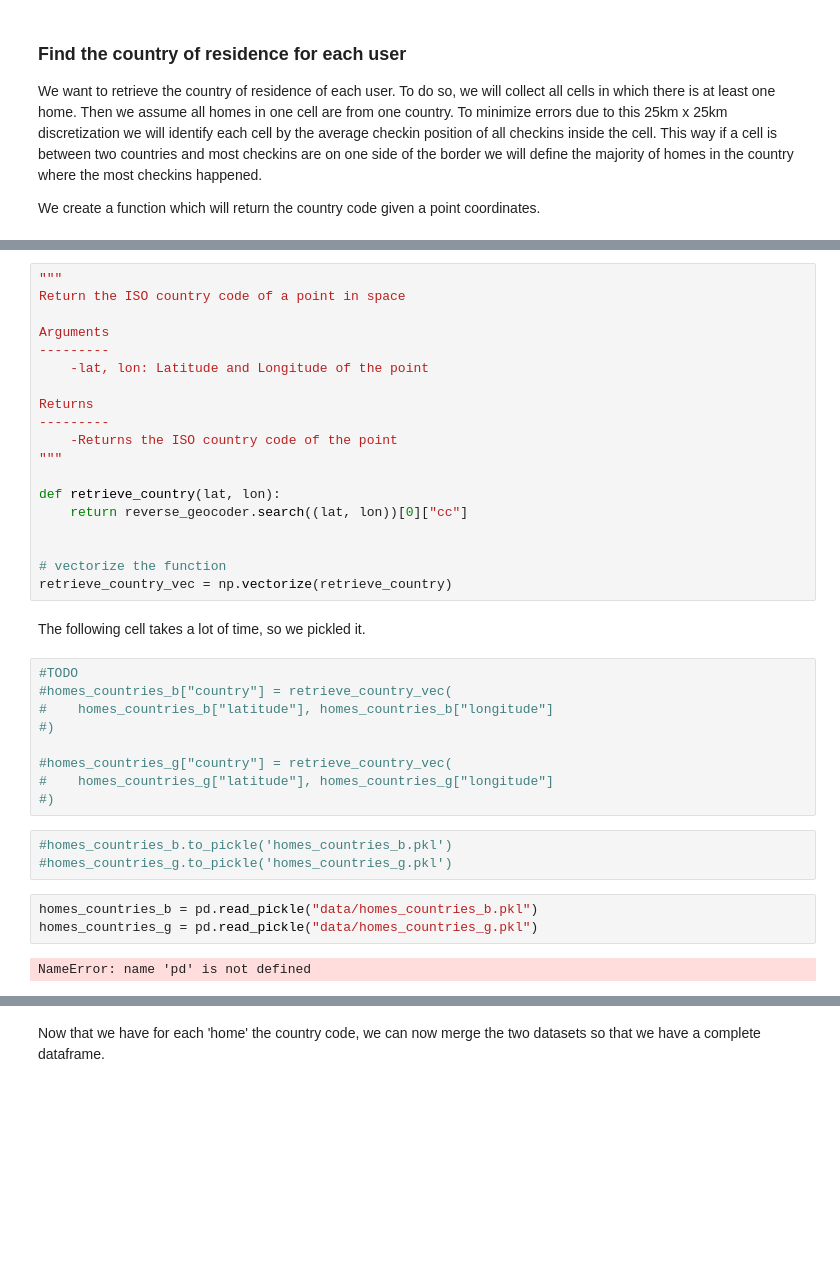
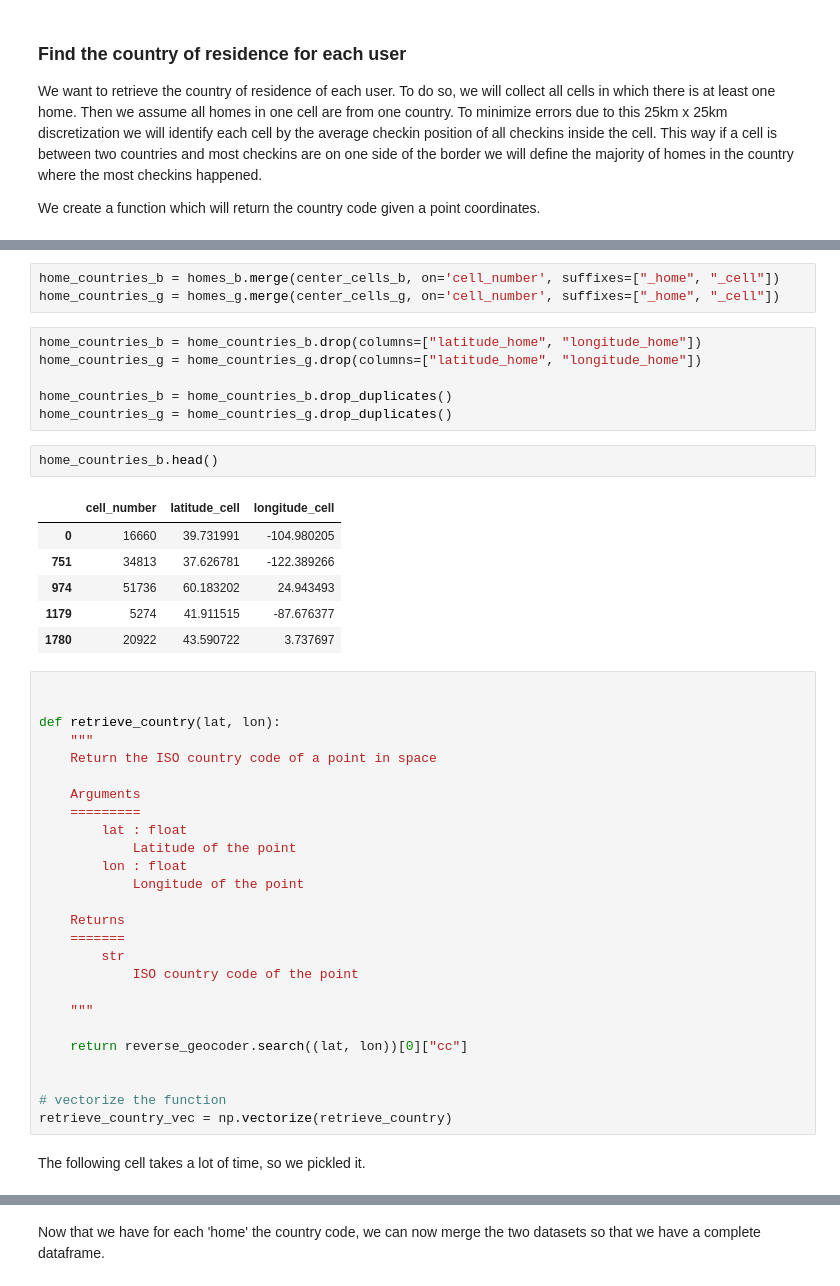
Before and after one commit to epfl-ada/ada-2020-project-milestone-p3-p3_pia, a Jupyter notebook: extension_analysis.ipynb, the cells around one changed output, grey strips where cells are left out. Cells and saved outputs as stored; diff of their text form; blank space fills up the shorter version.

```diff
--- a/extension_analysis.ipynb
+++ b/extension_analysis.ipynb
@@ -387,17 +402,42 @@ We create a function which will return the country code given a point coordinate
+# %%
+home_countries_b = homes_b.merge(center_cells_b, on='cell_number', suffixes=["_home", "_cell"])
+home_countries_g = homes_g.merge(center_cells_g, on='cell_number', suffixes=["_home", "_cell"])
+# %%
+home_countries_b = home_countries_b.drop(columns=["latitude_home", "longitude_home"])
+home_countries_g = home_countries_g.drop(columns=["latitude_home", "longitude_home"])
+
+home_countries_b = home_countries_b.drop_duplicates()
+home_countries_g = home_countries_g.drop_duplicates()
+# %%
+home_countries_b.head()
+# %% [output]
+|  | cell_number | latitude_cell | longitude_cell |
+| 0 | 16660 | 39.731991 | -104.980205 |
+| 751 | 34813 | 37.626781 | -122.389266 |
+| 974 | 51736 | 60.183202 | 24.943493 |
+| 1179 | 5274 | 41.911515 | -87.676377 |
+| 1780 | 20922 | 43.590722 | 3.737697 |
 # %%
-"""
-Return the ISO country code of a point in space
 
-Arguments
----------
-    -lat, lon: Latitude and Longitude of the point
-
-Returns
----------
-    -Returns the ISO country code of the point
-"""
 
 def retrieve_country(lat, lon):
+    """
+    Return the ISO country code of a point in space
+
+    Arguments
+    =========
+        lat : float
+            Latitude of the point
+        lon : float
+            Longitude of the point
+
+    Returns
+    =======
+        str
+            ISO country code of the point
+
+    """
+
     return reverse_geocoder.search((lat, lon))[0]["cc"]
 
 
@@ -405,20 +445,3 @@ def retrieve_country(lat, lon):
 retrieve_country_vec = np.vectorize(retrieve_country)
 # %% [markdown]
 The following cell takes a lot of time, so we pickled it.
-# %%
-#TODO
-#homes_countries_b["country"] = retrieve_country_vec(
-#    homes_countries_b["latitude"], homes_countries_b["longitude"]
-#)
-
-#homes_countries_g["country"] = retrieve_country_vec(
-#    homes_countries_g["latitude"], homes_countries_g["longitude"]
-#)
-# %%
-#homes_countries_b.to_pickle('homes_countries_b.pkl')
-#homes_countries_g.to_pickle('homes_countries_g.pkl')
-# %%
-homes_countries_b = pd.read_pickle("data/homes_countries_b.pkl")
-homes_countries_g = pd.read_pickle("data/homes_countries_g.pkl")
-# %% [output]
-NameError: name 'pd' is not defined
```
Also changed, not shown: parts of 13 cells of this notebook.
